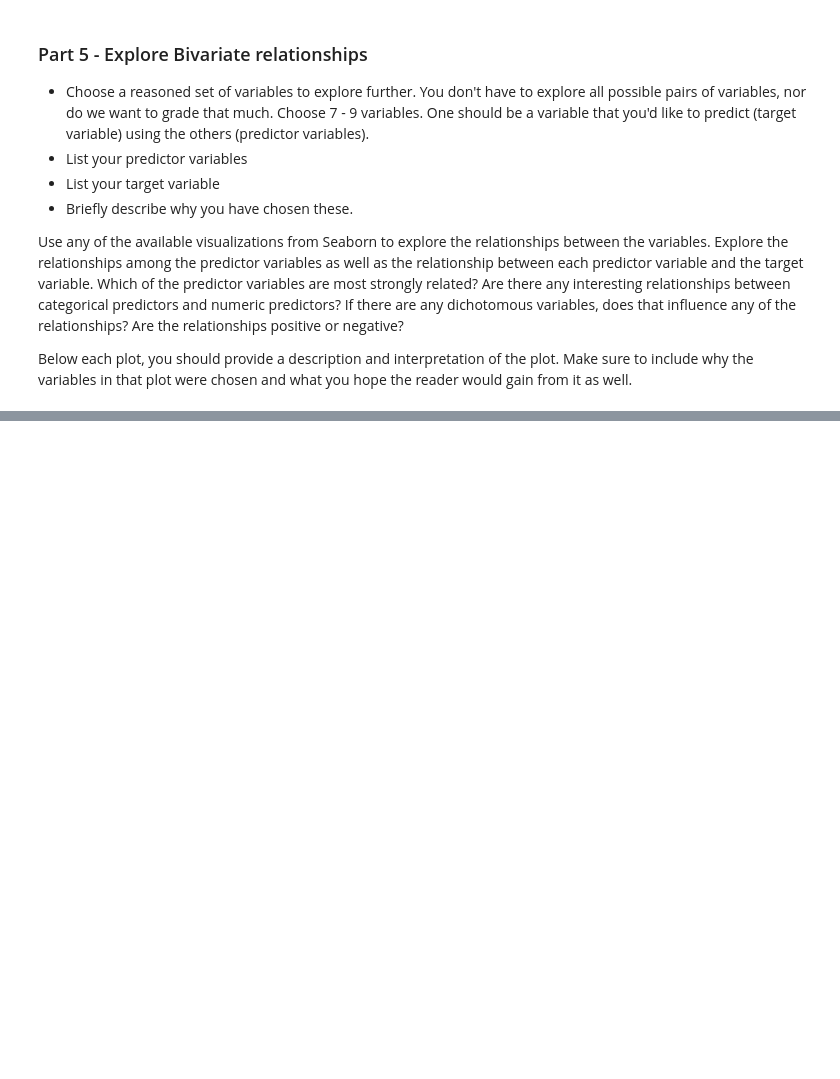
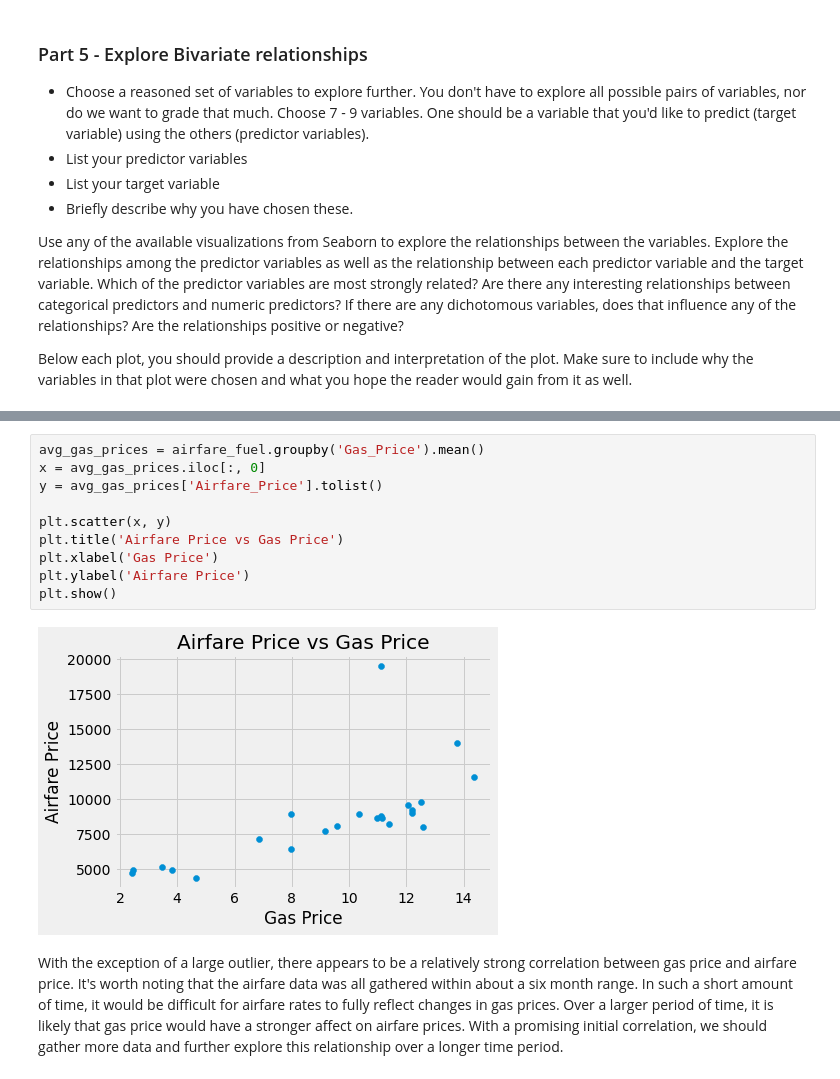
Before and after one commit to j-kynerd/ML_Project2, a Jupyter notebook: Project02.ipynb, the cells around one changed output, grey strips where cells are left out. Drawn from its saved outputs; the diff is of its cells as text; blank space fills up the shorter version.

```diff
--- a/Project02.ipynb
+++ b/Project02.ipynb
@@ -337,0 +353,14 @@ plt.show()
+# %%
+avg_gas_prices = airfare_fuel.groupby('Gas_Price').mean()
+x = avg_gas_prices.iloc[:, 0]
+y = avg_gas_prices['Airfare_Price'].tolist()
+
+plt.scatter(x, y)
+plt.title('Airfare Price vs Gas Price')
+plt.xlabel('Gas Price')
+plt.ylabel('Airfare Price')
+plt.show()
+# %% [output]
+[figure, added]
+# %% [markdown]
+With the exception of a large outlier, there appears to be a relatively strong correlation between gas price and airfare price. It's worth noting that the airfare data was all gathered within about a six month range. In such a short amount of time, it would be difficult for airfare rates to fully reflect changes in gas prices. Over a larger period of time, it is likely that gas price would have a stronger affect on airfare prices. With a promising initial correlation, we should gather more data and further explore this relationship over a longer time period.
```
Also changed, not shown: parts of 13 cells of this notebook.
